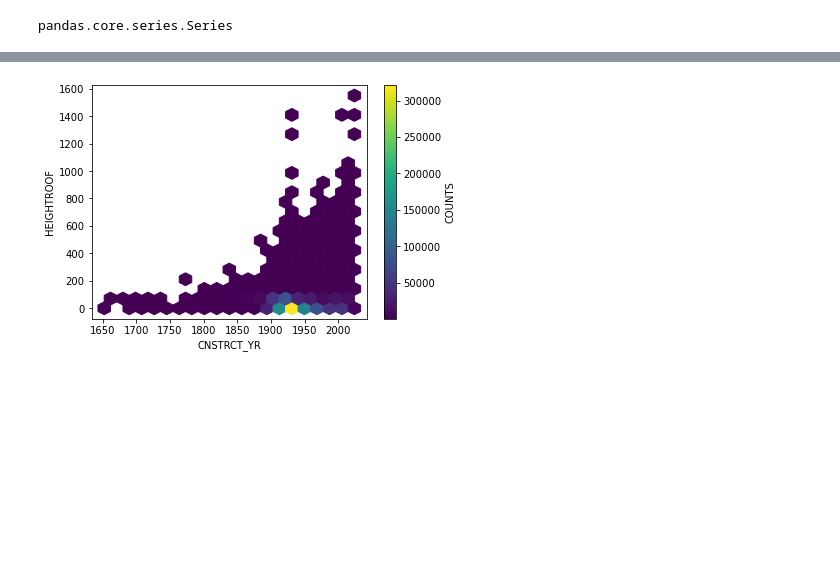
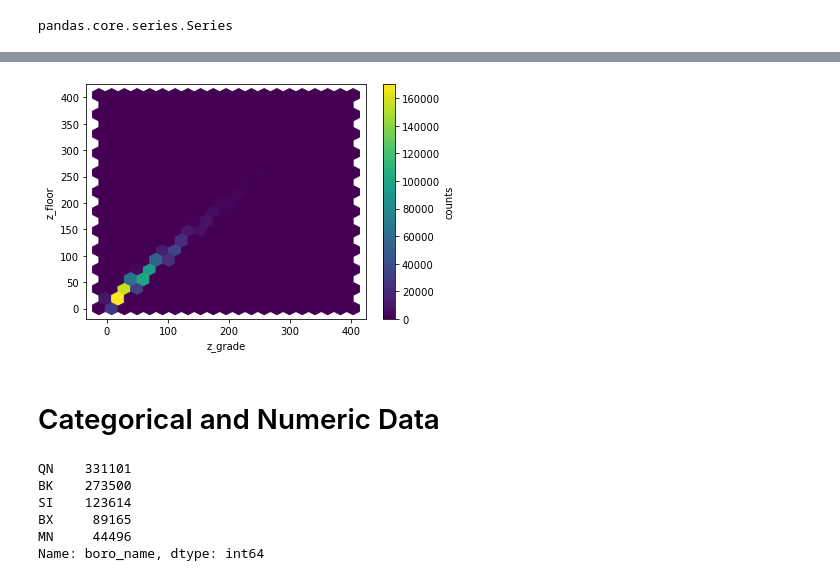
Before and after one commit to mebauer/statistics-using-python, a Jupyter notebook: exploratory-data-analysis.ipynb, the cells around one changed output, grey strips where cells are left out. Cells and saved outputs as stored; diff of their text form; code cells hidden in the pictures; blank space fills up the shorter version.

```diff
--- a/exploratory-data-analysis.ipynb
+++ b/exploratory-data-analysis.ipynb
@@ -25,8 +33,8 @@ seaborn   : 0.11.2
 %%time
 
 # path on the web
-path = 'https://data.cityofnewyork.us/api/views/qb5r-6dgf/rows.csv?accessType=DOWNLOAD'
-df = pd.read_csv(path)
+path = 'https://data.cityofnewyork.us/api/views/bsin-59hv/rows.csv?date=20240317&accessType=DOWNLOAD'
+df = pd.read_csv(path, low_memory=False)
 
 print('shape of data: {}'.format(df.shape))
 df.head()
@@ -111,0 +156,5 @@ df.describe(include='object')
+# %%
+df.loc[df['z_grade'] == 0, 'z_grade'] = np.nan
+df.loc[df['z_floor'] == 0, 'z_floor'] = np.nan
+
+df.loc[:, ['z_grade', 'z_floor']].describe()
@@ -111,0 +171,5 @@ df.describe(include='object')
+# %%
+# calculate building grade to floor height
+df = df.assign(z_floor_grade=df['z_floor'] - df['z_grade'])
+
+df['z_floor_grade'].describe()
@@ -298,18 +442,30 @@ plt.tight_layout()
 # %%
 fig, ax = plt.subplots(figsize=(6, 4))
 
 hb = ax.hexbin(
-    x=df['CNSTRCT_YR'],
-    y=df['HEIGHTROOF'],
+    x=df['z_grade'],
+    y=df['z_floor'],
     gridsize=20,
-    mincnt=1,
     cmap='viridis'
 )
 
-cb = fig.colorbar(hb, ax=ax, label='COUNTS')
-ax.set_xlabel('CNSTRCT_YR')
-ax.set_ylabel('HEIGHTROOF')
+cb = fig.colorbar(hb, ax=ax, label='counts')
+ax.set_xlabel('z_grade')
+ax.set_ylabel('z_floor')
 
 plt.tight_layout()
 # %% [output]
-[figure, old version]
+[figure, new version]
+# %% [markdown]
+# Categorical and Numeric Data
+# %%
+df['boro_name'] = df['NTA2020'].str[:2]
+
+df['boro_name'].value_counts()
+# %% [output]
+QN    331101
+BK    273500
+SI    123614
+BX     89165
+MN     44496
+Name: boro_name, dtype: int64
```
Also changed, not shown: parts of 54 cells of this notebook.
